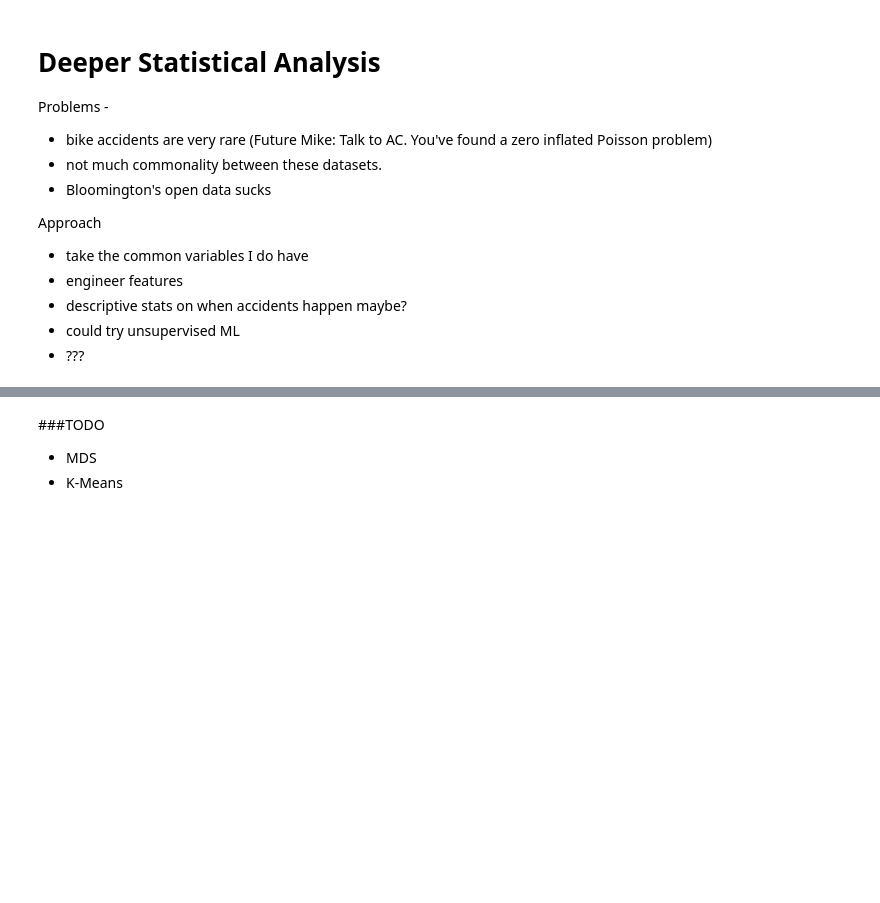
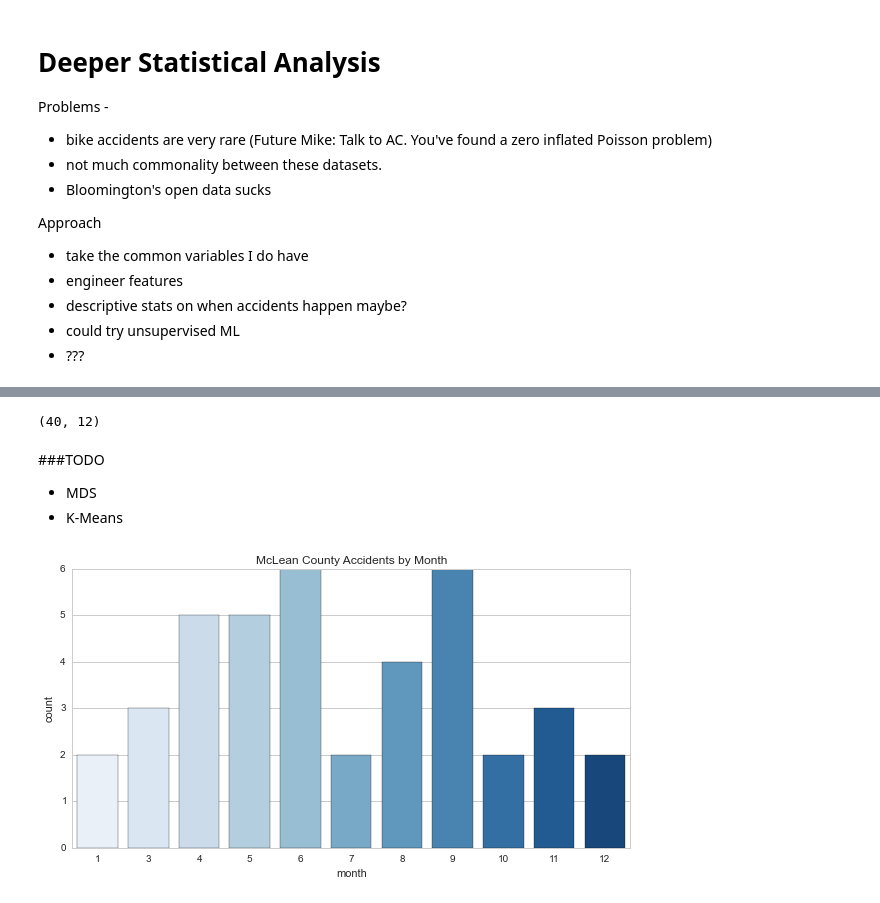
Before and after one commit to mbernico/mclean_bike_safety, a Jupyter notebook: blono_stats.ipynb, the cells around one changed output, grey strips where cells are left out. Drawn from its saved outputs; the diff is of its cells as text; code cells hidden in the pictures; blank space fills up the shorter version.

Commit message:
updated and fixed lots of geocode.  created graphics for paper

```diff
--- a/blono_stats.ipynb
+++ b/blono_stats.ipynb
@@ -5,8 +5,12 @@ import numpy as np
 from scipy import stats
 import datetime
 
-import plotly.plotly as py
-from plotly.graph_objs import *
+from matplotlib import pyplot as plt
+import seaborn as sns
+sns.set_style("whitegrid")
+# %%
+mclean_df = pd.read_csv("mclean_county_data_with_geocode.csv")
+mclean_df = mclean_df.drop(['Unnamed: 0'], axis=1)
 # %%
 normal_df = pd.read_csv("normal_il_data_w_geocode.csv")
 normal_df = normal_df.drop(['Unnamed: 0'], axis=1)
@@ -117,4 +92,12 @@ bloomington_clean['geo_loc'] = bloomington_df.intersection
 bloomington_clean['lat_long'] = bloomington_df.lat_long
 bloomington_clean['id'] = bloomington_df.REPORT_NO
 
-complete_df = bloomington_clean.append(normal_clean, ignore_index=True)
+
+mclean_clean = pd.DataFrame()
+mclean_clean['date'] = mclean_df.date
+mclean_clean['time'] = mclean_df.time
+mclean_clean['geo_loc'] = mclean_df.geo_loc
+mclean_clean['lat_long'] = mclean_df.lat_long
+mclean_clean['id'] = mclean_df.id
+
+complete_df = bloomington_clean.append([normal_clean, mclean_clean], ignore_index=True)
@@ -168,6 +142,10 @@ def day_of_week(date):
     return dt.strftime("%A")
 
 complete_df['day_of_week'] = complete_df.date.map(day_of_week)
+# %%
+complete_df.shape
+# %% [output]
+(40, 12)
 # %% [markdown]
 ###TODO
 
@@ -259,0 +154,8 @@ plot_url = py.plot(fig, filename='day_hist')
+# %%
+#visualize month
+plt.figure(figsize=(10,5))
+plt.title("McLean County Accidents by Month")
+sns.countplot(x="month", data=complete_df, palette="Blues")
+plt.legend()
+# %% [output]
+[figure, added]
```
Also changed, not shown: parts of 10 cells of this notebook, 12 other files.
